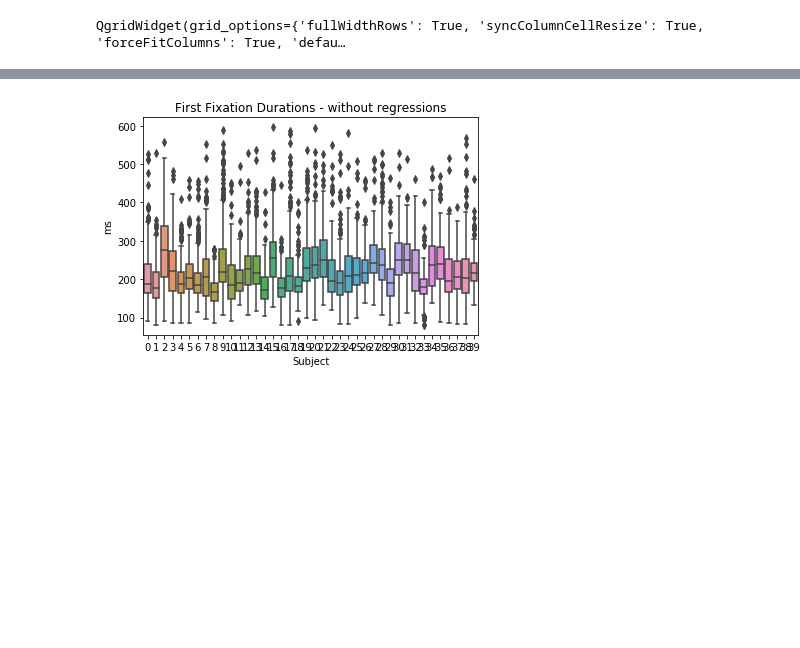
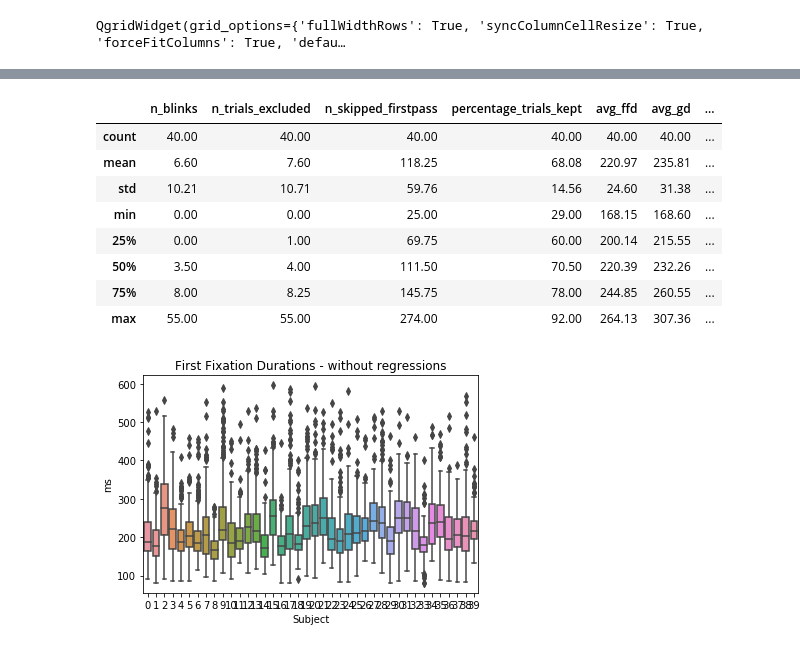
Before and after one commit to magna-fede/EOS, a Jupyter notebook: descriptionEOSresults02.ipynb, the cells around one changed output, grey strips where cells are left out. Saved outputs shown, nothing was run; the diff lists cells and outputs as text; code cells hidden in the pictures; blank space fills up the shorter version.

```diff
--- a/descriptionEOSresults02.ipynb
+++ b/descriptionEOSresults02.ipynb
@@ -196,3 +216,15 @@ QgridWidget(grid_options={'fullWidthRows': True, 'syncColumnCellResize': True, '
+# %%
+description_wrgr.describe().round(2)
+# %% [output]
+|  | n_blinks | n_trials_excluded | n_skipped_firstpass | percentage_trials_kept | avg_ffd | avg_gd | ... |
+| count | 40.00 | 40.00 | 40.00 | 40.00 | 40.00 | 40.00 | ... |
+| mean | 6.60 | 7.60 | 118.25 | 68.08 | 220.97 | 235.81 | ... |
+| std | 10.21 | 10.71 | 59.76 | 14.56 | 24.60 | 31.38 | ... |
+| min | 0.00 | 0.00 | 25.00 | 29.00 | 168.15 | 168.60 | ... |
+| 25% | 0.00 | 1.00 | 69.75 | 60.00 | 200.14 | 215.55 | ... |
+| 50% | 3.50 | 4.00 | 111.50 | 70.50 | 220.39 | 232.26 | ... |
+| 75% | 8.00 | 8.25 | 145.75 | 78.00 | 244.85 | 260.55 | ... |
+| max | 55.00 | 55.00 | 274.00 | 92.00 | 264.13 | 307.36 | ... |
 # %%
 n_regressions = pd.Series(np.zeros(len(nrgrdur_all),dtype=int))
 n_blinks = pd.Series(np.zeros(len(nrgrdur_all),dtype=int))
```
Also changed, not shown: parts of 1 cell of this notebook, 3 other files.
